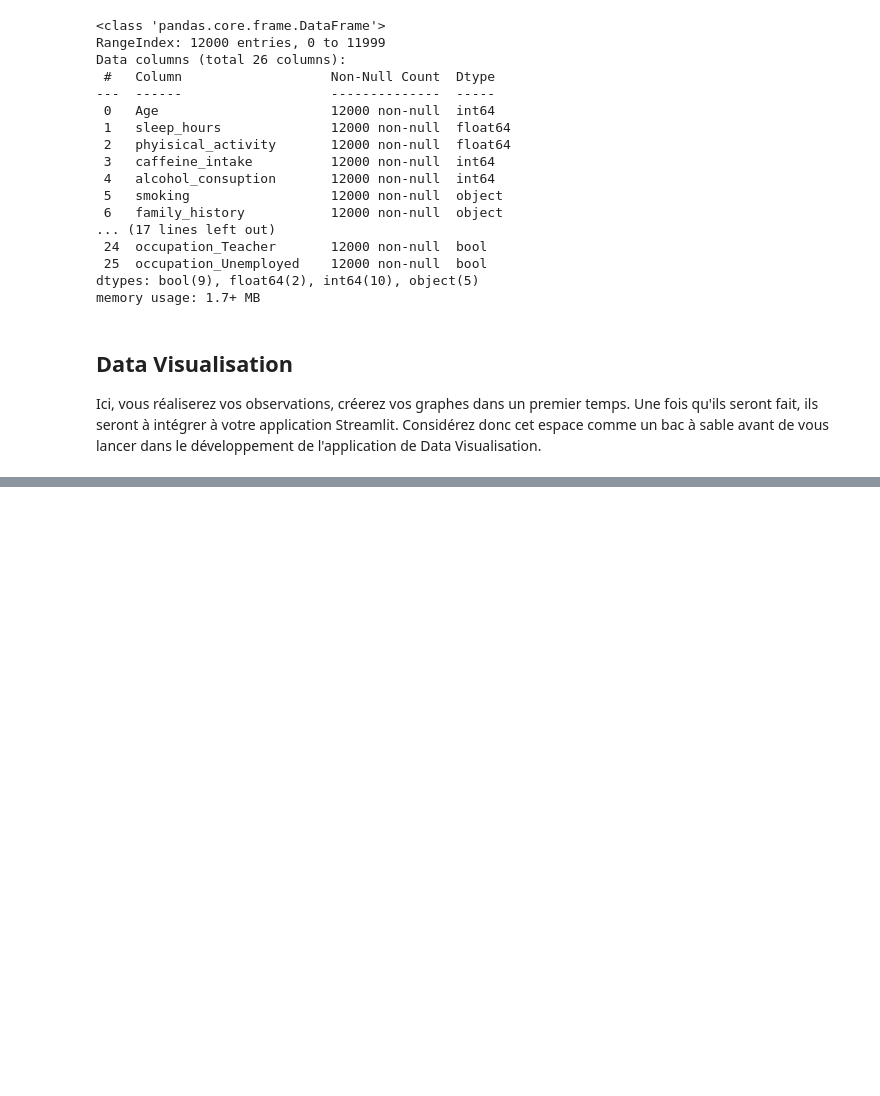
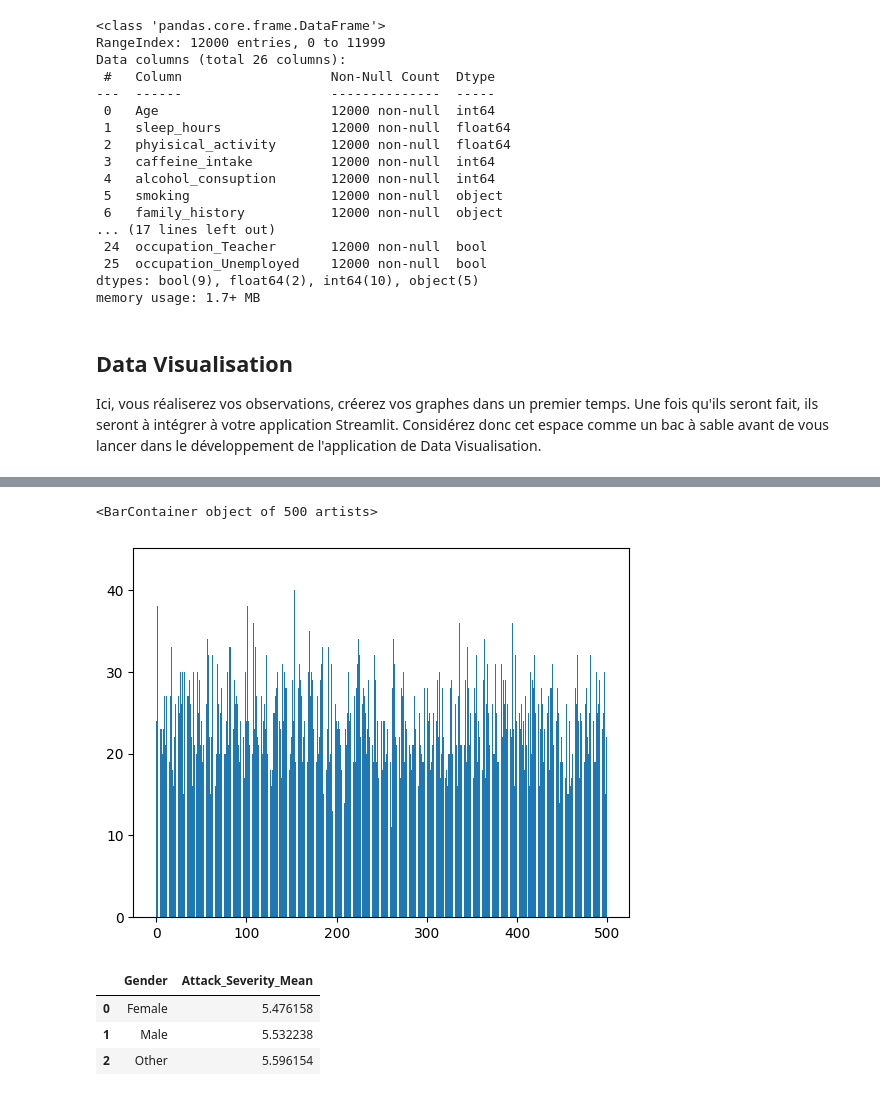
Before and after one commit to Raffiskender/pfr, a Jupyter notebook: first_steps.ipynb, the cells around one changed output, grey strips where cells are left out. Saved outputs shown, nothing was run; the diff lists cells and outputs as text; code cells hidden in the pictures; blank space fills up the shorter version.

```diff
--- a/first_steps.ipynb
+++ b/first_steps.ipynb
@@ -127,0 +162,27 @@ Ici, vous réaliserez vos observations, créerez vos graphes dans un premier tem
+# %%
+#conso café  / nombre de crise. Correllation ?
+
+df_coffee_attack_nb = df['caffeine_intake'].value_counts().reset_index()
+df_coffee_attack_nb.columns = ['caffeine_intake', 'nb de cas']
+plt.figure()
+plt.bar(df_coffee_attack_nb['caffeine_intake'], df_coffee_attack_nb['nb de cas'])
+# %% [output]
+<BarContainer object of 500 artists>
+[figure, added]
+# %%
+#le sexe agrave-t-il la crise ?
+df_gender = pd.DataFrame({
+    'Gender': ['Female', 'Male', 'Other'],
+    'Attack_Severity_Mean': [
+        df.loc[df['gender_Female'], 'attack_severity'].mean(),
+        df.loc[df['gender_Male'], 'attack_severity'].mean(),
+        df.loc[df['gender_Other'], 'attack_severity'].mean()
+    ]
+})
+
+df_gender.head()
+# %% [output]
+|  | Gender | Attack_Severity_Mean |
+| 0 | Female | 5.476158 |
+| 1 | Male | 5.532238 |
+| 2 | Other | 5.596154 |
```
Also changed, not shown: parts of 13 cells of this notebook.
